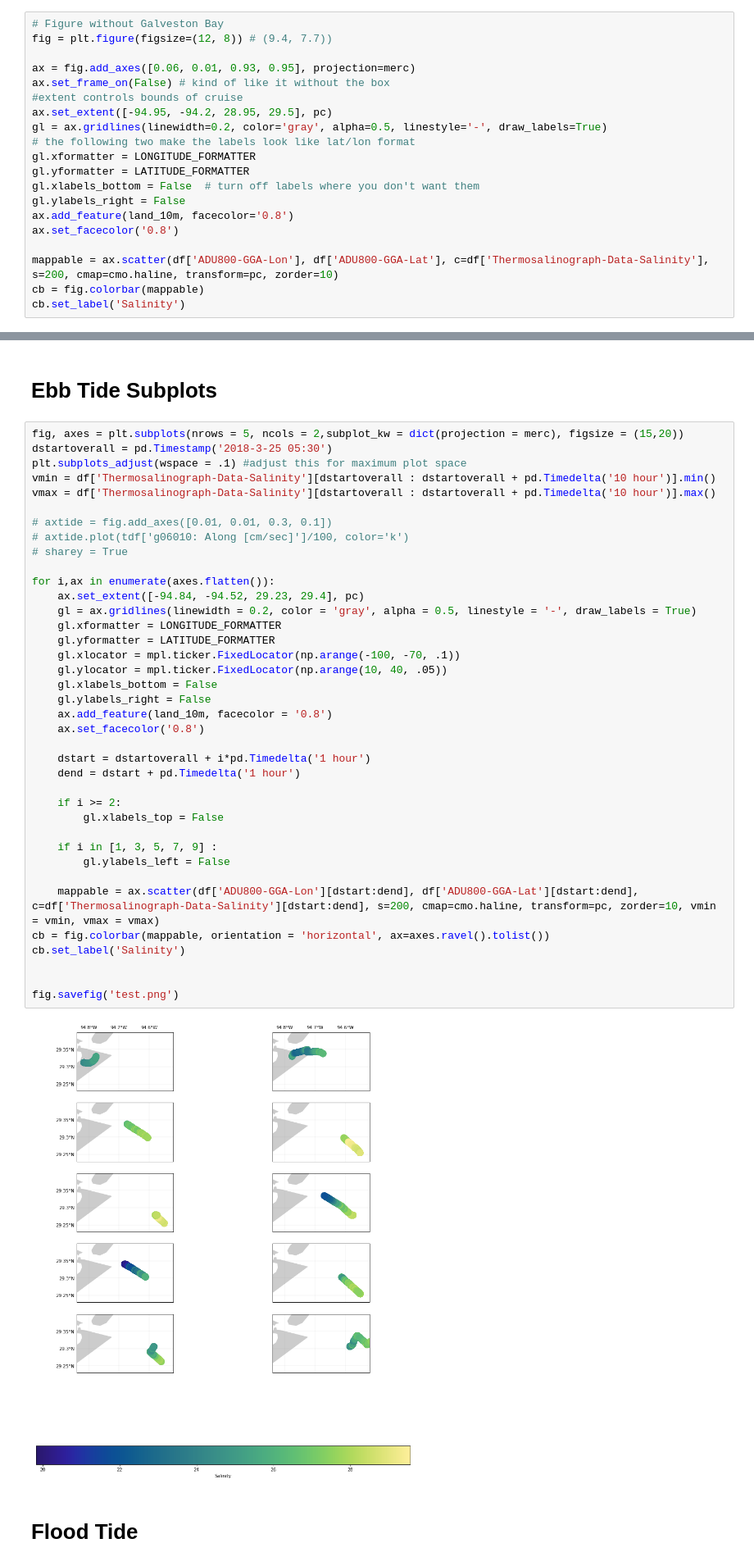
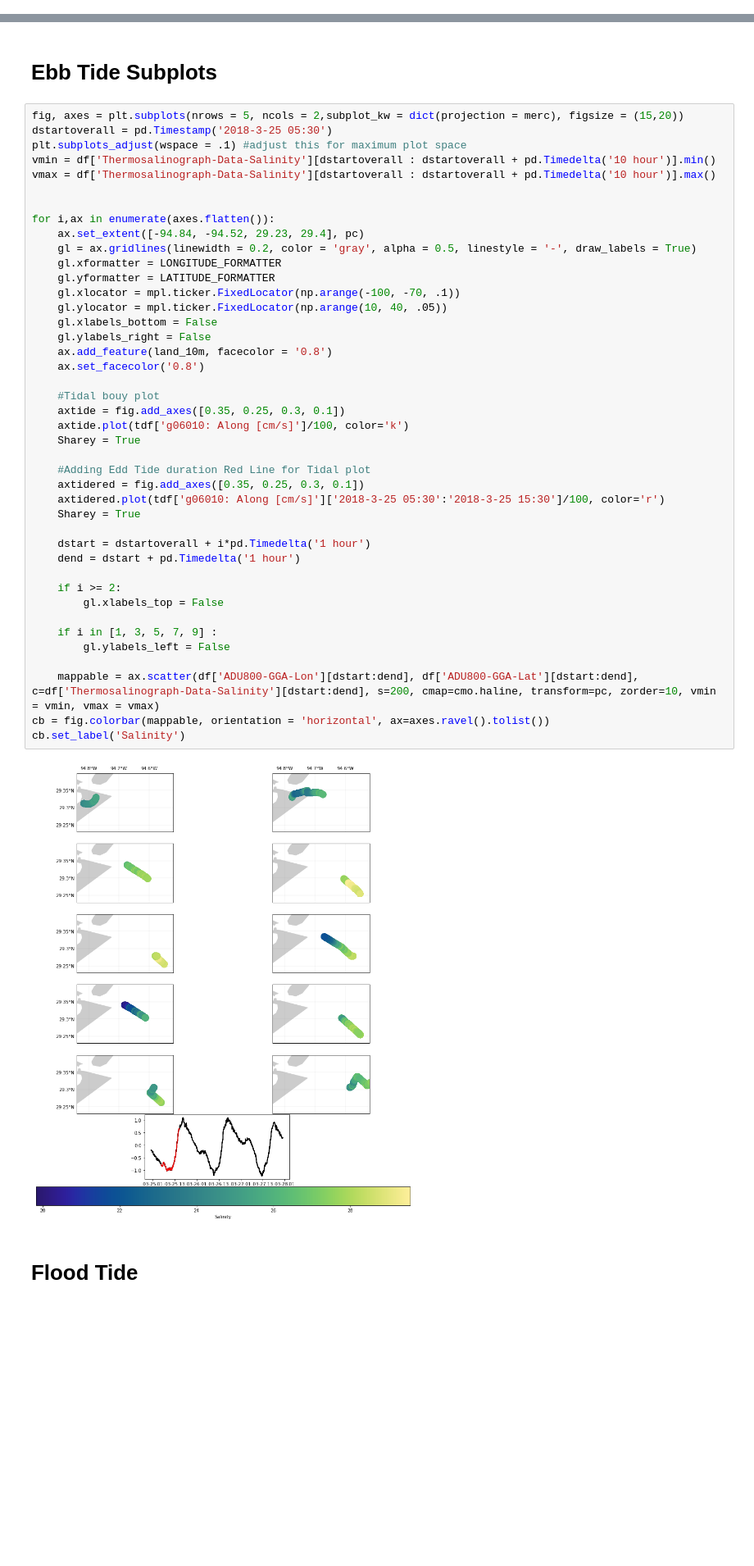
Before and after one commit to shelleyculver/rapid, a Jupyter notebook: midas/scs/salinity.ipynb, the cells around one changed output, grey strips where cells are left out. Shown at 82% size. Cells and saved outputs as stored; diff of their text form; blank space fills up the shorter version.

```diff
--- a/midas/scs/salinity.ipynb
+++ b/midas/scs/salinity.ipynb
@@ -58,20 +35,0 @@ _StoreAction(option_strings=['--click'], dest='click', nargs=None, const=None, d
-# %%
-# Figure without Galveston Bay
-fig = plt.figure(figsize=(12, 8)) # (9.4, 7.7))
-
-ax = fig.add_axes([0.06, 0.01, 0.93, 0.95], projection=merc)
-ax.set_frame_on(False) # kind of like it without the box
-#extent controls bounds of cruise
-ax.set_extent([-94.95, -94.2, 28.95, 29.5], pc)
-gl = ax.gridlines(linewidth=0.2, color='gray', alpha=0.5, linestyle='-', draw_labels=True)
-# the following two make the labels look like lat/lon format
-gl.xformatter = LONGITUDE_FORMATTER
-gl.yformatter = LATITUDE_FORMATTER
-gl.xlabels_bottom = False  # turn off labels where you don't want them
-gl.ylabels_right = False
-ax.add_feature(land_10m, facecolor='0.8')
-ax.set_facecolor('0.8')
-
-mappable = ax.scatter(df['ADU800-GGA-Lon'], df['ADU800-GGA-Lat'], c=df['Thermosalinograph-Data-Salinity'], s=200, cmap=cmo.haline, transform=pc, zorder=10)
-cb = fig.colorbar(mappable)
-cb.set_label('Salinity')
@@ -85,40 +41,44 @@ dstartoverall = pd.Timestamp('2018-3-25 05:30')
 plt.subplots_adjust(wspace = .1) #adjust this for maximum plot space
 vmin = df['Thermosalinograph-Data-Salinity'][dstartoverall : dstartoverall + pd.Timedelta('10 hour')].min()
 vmax = df['Thermosalinograph-Data-Salinity'][dstartoverall : dstartoverall + pd.Timedelta('10 hour')].max()
 
-# axtide = fig.add_axes([0.01, 0.01, 0.3, 0.1])
-# axtide.plot(tdf['g06010: Along [cm/sec]']/100, color='k')
-# sharey = True
 
 for i,ax in enumerate(axes.flatten()):
     ax.set_extent([-94.84, -94.52, 29.23, 29.4], pc)
     gl = ax.gridlines(linewidth = 0.2, color = 'gray', alpha = 0.5, linestyle = '-', draw_labels = True)
     gl.xformatter = LONGITUDE_FORMATTER
     gl.yformatter = LATITUDE_FORMATTER
     gl.xlocator = mpl.ticker.FixedLocator(np.arange(-100, -70, .1))
     gl.ylocator = mpl.ticker.FixedLocator(np.arange(10, 40, .05))
     gl.xlabels_bottom = False
     gl.ylabels_right = False
     ax.add_feature(land_10m, facecolor = '0.8')
     ax.set_facecolor('0.8')
 
+    #Tidal bouy plot
+    axtide = fig.add_axes([0.35, 0.25, 0.3, 0.1])
+    axtide.plot(tdf['g06010: Along [cm/s]']/100, color='k')
+    Sharey = True
+
+    #Adding Edd Tide duration Red Line for Tidal plot
+    axtidered = fig.add_axes([0.35, 0.25, 0.3, 0.1])
+    axtidered.plot(tdf['g06010: Along [cm/s]']['2018-3-25 05:30':'2018-3-25 15:30']/100, color='r')
+    Sharey = True
+
     dstart = dstartoverall + i*pd.Timedelta('1 hour')
     dend = dstart + pd.Timedelta('1 hour')
 
     if i >= 2:
         gl.xlabels_top = False
 
     if i in [1, 3, 5, 7, 9] :
         gl.ylabels_left = False
 
     mappable = ax.scatter(df['ADU800-GGA-Lon'][dstart:dend], df['ADU800-GGA-Lat'][dstart:dend], c=df['Thermosalinograph-Data-Salinity'][dstart:dend], s=200, cmap=cmo.haline, transform=pc, zorder=10, vmin = vmin, vmax = vmax)
 cb = fig.colorbar(mappable, orientation = 'horizontal', ax=axes.ravel().tolist())
 cb.set_label('Salinity')
-
-
-fig.savefig('test.png')
 # %% [output]
-[figure, old version]
+[figure, new version]
 # %% [markdown]
 # Flood Tide
 # %%
```
Also changed, not shown: parts of 23 cells of this notebook.
